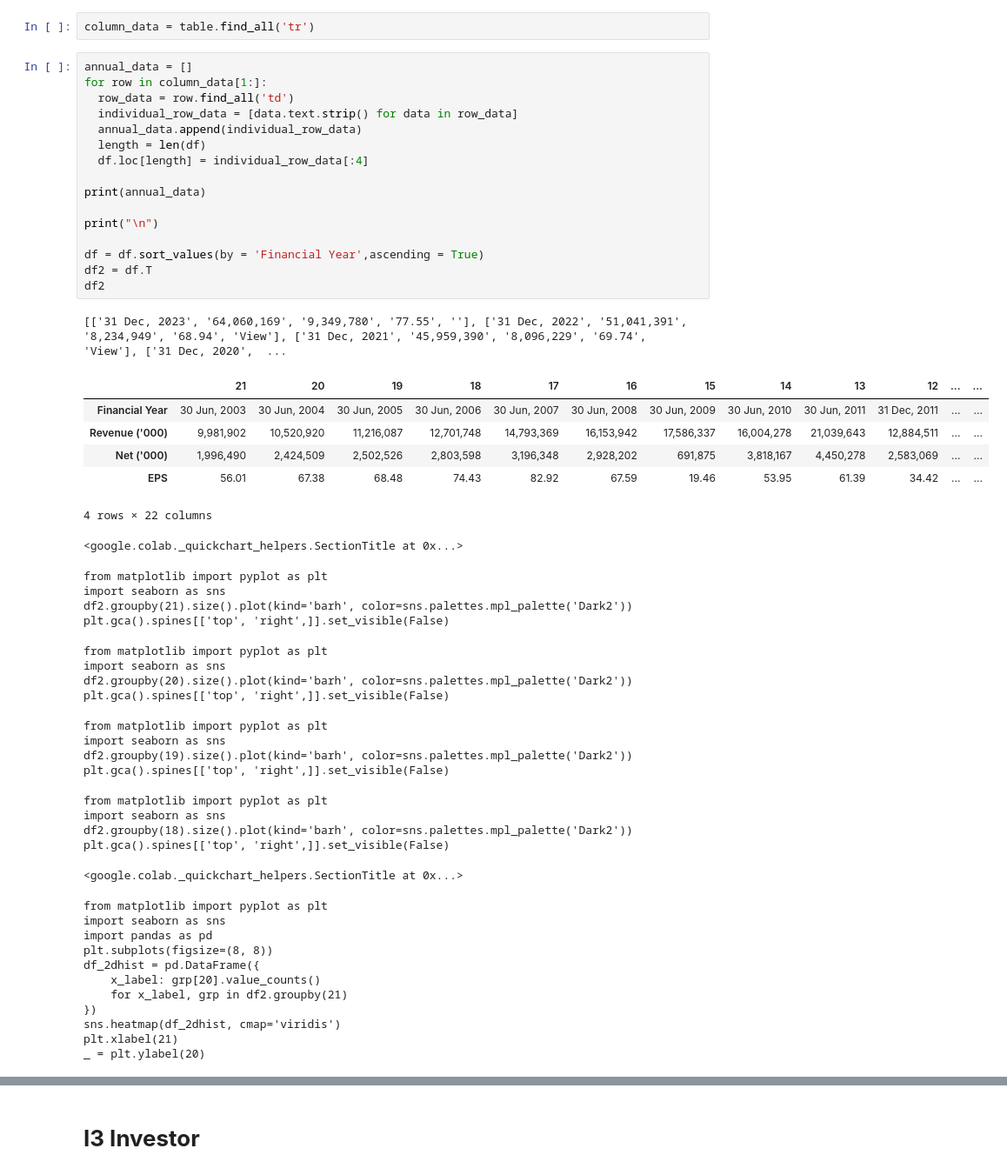
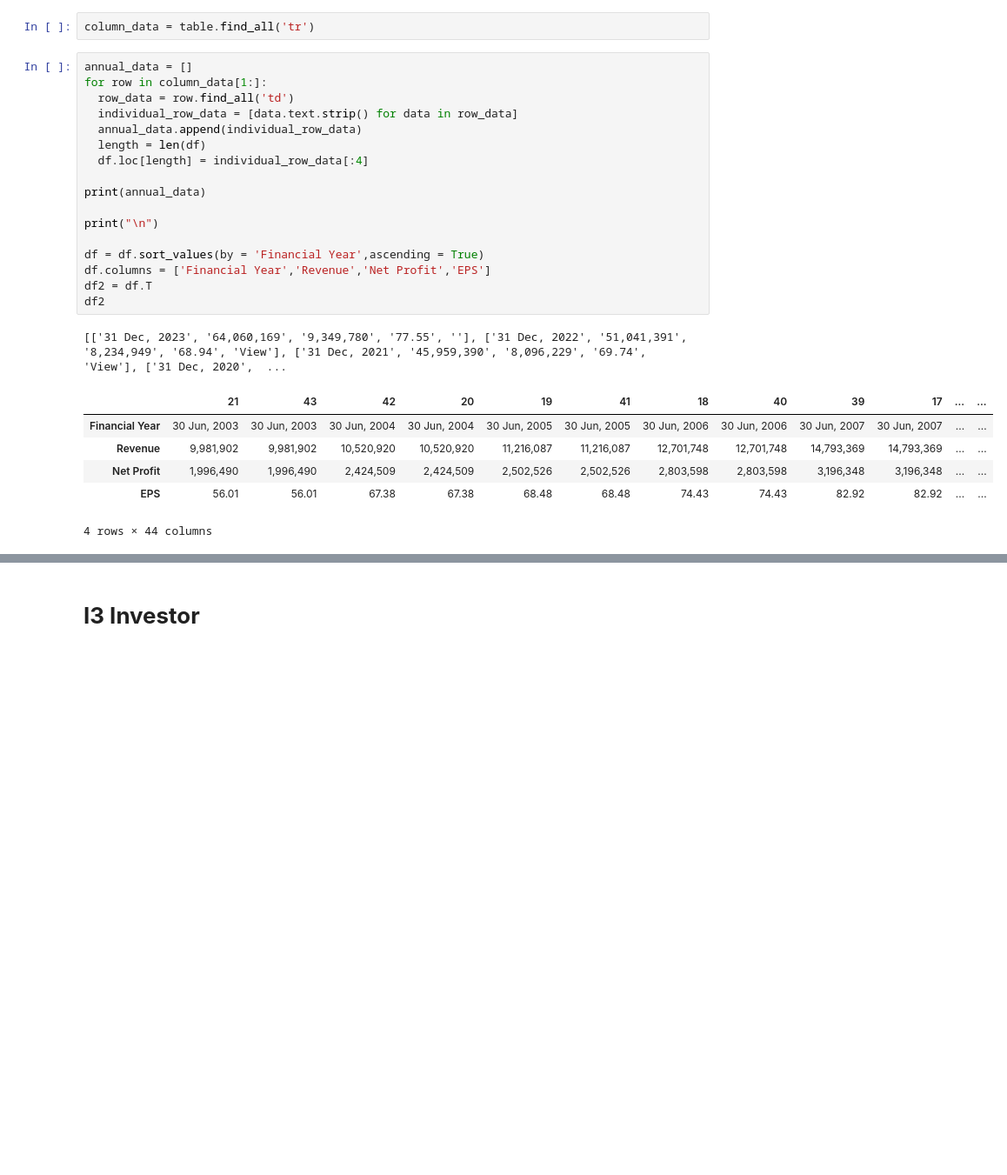
Before and after one commit to yeesem/Python, a Jupyter notebook: Web_Scraping_KLSE_SCREENER.ipynb, the cells around one changed output, grey strips where cells are left out. Shown at 87% size. Saved outputs shown, nothing was run; the diff lists cells and outputs as text; blank space fills up the shorter version.

```diff
--- a/Web_Scraping_KLSE_SCREENER.ipynb
+++ b/Web_Scraping_KLSE_SCREENER.ipynb
@@ -182,53 +182,25 @@ column_data = table.find_all('tr')
 # %%
 annual_data = []
 for row in column_data[1:]:
   row_data = row.find_all('td')
   individual_row_data = [data.text.strip() for data in row_data]
   annual_data.append(individual_row_data)
   length = len(df)
   df.loc[length] = individual_row_data[:4]
 
 print(annual_data)
 
 print("\n")
 
 df = df.sort_values(by = 'Financial Year',ascending = True)
+df.columns = ['Financial Year','Revenue','Net Profit','EPS']
 df2 = df.T
 df2
 # %% [output]
 [['31 Dec, 2023', '64,060,169', '9,349,780', '77.55', ''], ['31 Dec, 2022', '51,041,391', '8,234,949', '68.94', 'View'], ['31 Dec, 2021', '45,959,390', '8,096,229', '69.74', 'View'], ['31 Dec, 2020',  ...
-|  | 21 | 20 | 19 | 18 | 17 | 16 | 15 | 14 | 13 | 12 | ... | ... |
-| Financial Year | 30 Jun, 2003 | 30 Jun, 2004 | 30 Jun, 2005 | 30 Jun, 2006 | 30 Jun, 2007 | 30 Jun, 2008 | 30 Jun, 2009 | 30 Jun, 2010 | 30 Jun, 2011 | 31 Dec, 2011 | ... | ... |
-| Revenue ('000) | 9,981,902 | 10,520,920 | 11,216,087 | 12,701,748 | 14,793,369 | 16,153,942 | 17,586,337 | 16,004,278 | 21,039,643 | 12,884,511 | ... | ... |
-| Net ('000) | 1,996,490 | 2,424,509 | 2,502,526 | 2,803,598 | 3,196,348 | 2,928,202 | 691,875 | 3,818,167 | 4,450,278 | 2,583,069 | ... | ... |
-| EPS | 56.01 | 67.38 | 68.48 | 74.43 | 82.92 | 67.59 | 19.46 | 53.95 | 61.39 | 34.42 | ... | ... |
+|  | 21 | 43 | 42 | 20 | 19 | 41 | 18 | 40 | 39 | 17 | ... | ... |
+| Financial Year | 30 Jun, 2003 | 30 Jun, 2003 | 30 Jun, 2004 | 30 Jun, 2004 | 30 Jun, 2005 | 30 Jun, 2005 | 30 Jun, 2006 | 30 Jun, 2006 | 30 Jun, 2007 | 30 Jun, 2007 | ... | ... |
+| Revenue | 9,981,902 | 9,981,902 | 10,520,920 | 10,520,920 | 11,216,087 | 11,216,087 | 12,701,748 | 12,701,748 | 14,793,369 | 14,793,369 | ... | ... |
+| Net Profit | 1,996,490 | 1,996,490 | 2,424,509 | 2,424,509 | 2,502,526 | 2,502,526 | 2,803,598 | 2,803,598 | 3,196,348 | 3,196,348 | ... | ... |
+| EPS | 56.01 | 56.01 | 67.38 | 67.38 | 68.48 | 68.48 | 74.43 | 74.43 | 82.92 | 82.92 | ... | ... |
-4 rows × 22 columns
+4 rows × 44 columns
-<google.colab._quickchart_helpers.SectionTitle at 0x...>
-from matplotlib import pyplot as plt
-import seaborn as sns
-df2.groupby(21).size().plot(kind='barh', color=sns.palettes.mpl_palette('Dark2'))
-plt.gca().spines[['top', 'right',]].set_visible(False)
-from matplotlib import pyplot as plt
-import seaborn as sns
-df2.groupby(20).size().plot(kind='barh', color=sns.palettes.mpl_palette('Dark2'))
-plt.gca().spines[['top', 'right',]].set_visible(False)
-from matplotlib import pyplot as plt
-import seaborn as sns
-df2.groupby(19).size().plot(kind='barh', color=sns.palettes.mpl_palette('Dark2'))
-plt.gca().spines[['top', 'right',]].set_visible(False)
-from matplotlib import pyplot as plt
-import seaborn as sns
-df2.groupby(18).size().plot(kind='barh', color=sns.palettes.mpl_palette('Dark2'))
-plt.gca().spines[['top', 'right',]].set_visible(False)
-<google.colab._quickchart_helpers.SectionTitle at 0x...>
-from matplotlib import pyplot as plt
-import seaborn as sns
-import pandas as pd
-plt.subplots(figsize=(8, 8))
-df_2dhist = pd.DataFrame({
-    x_label: grp[20].value_counts()
-    for x_label, grp in df2.groupby(21)
-})
-sns.heatmap(df_2dhist, cmap='viridis')
-plt.xlabel(21)
-_ = plt.ylabel(20)
```
Also changed, not shown: parts of 10 cells of this notebook.
